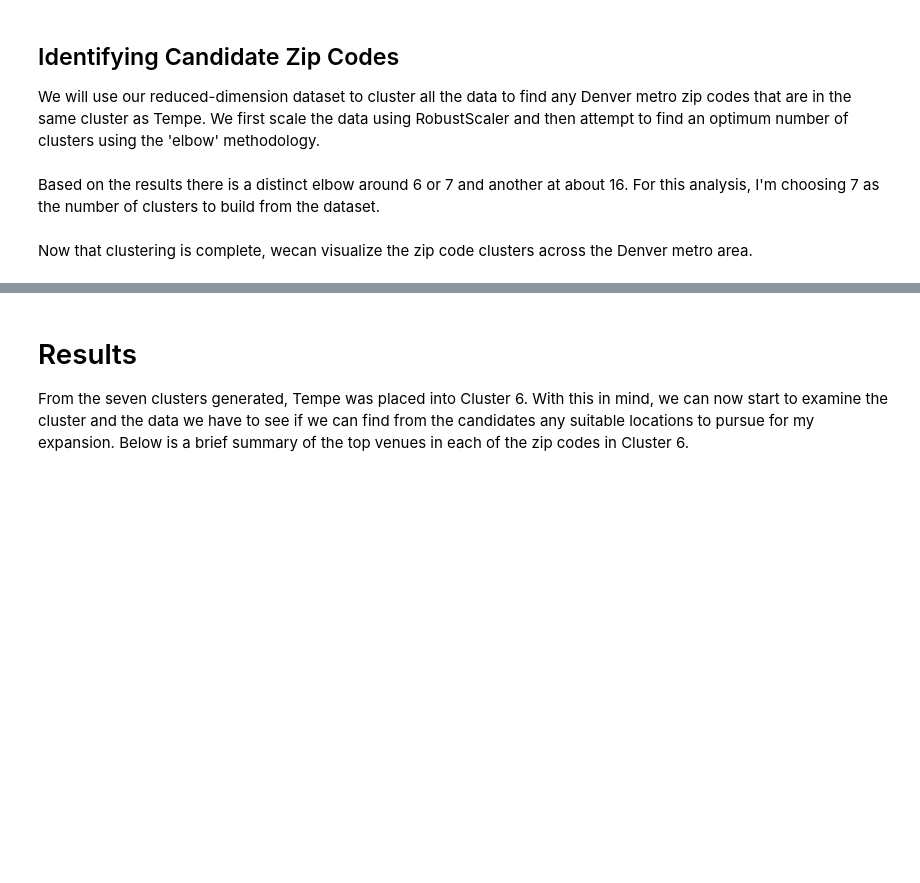
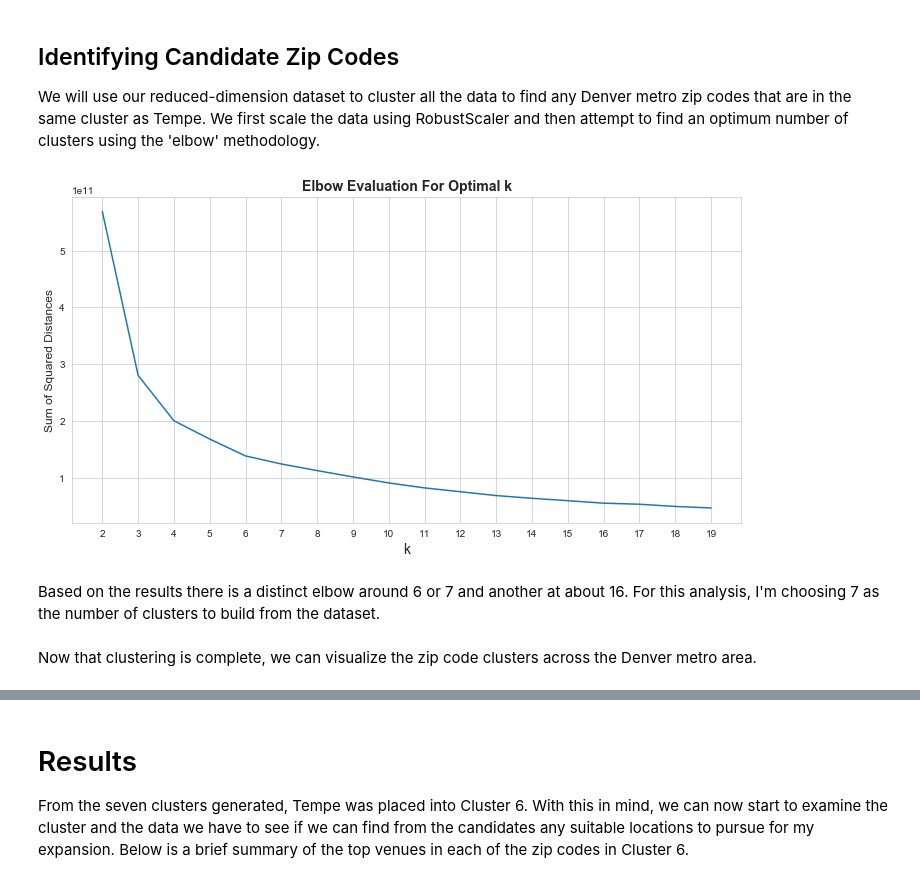
Before and after one commit to jrfoster/Coursera_Capstone, a Jupyter notebook: Capstone_Week5.ipynb, the cells around one changed output, grey strips where cells are left out. Drawn from its saved outputs; the diff is of its cells as text; code cells hidden in the pictures; blank space fills up the shorter version.

```diff
--- a/Capstone_Week5.ipynb
+++ b/Capstone_Week5.ipynb
@@ -309,32 +352,34 @@ We will use our reduced-dimension dataset to cluster all the data to find any De
 # %%
 # Here we rescale the data with RobustScaler
 from sklearn.preprocessing import RobustScaler
 from sklearn.cluster import KMeans
 
 # Do not rescale zip code, latitude or longitude
 features = [c for c in df_clustering if c not in ['ZipCode','Latitude', 'Longitude']]
 X = df_clustering.loc[:, features].values
 rescaled = RobustScaler().fit_transform(X)
 
 # Sum of squared distances, for the elbow method
 ssd = []
 
 # Range of values for k
 K = range(2,20)
 
 for k in K:
     # run k-means clustering
     kmeans = KMeans(n_clusters=k, n_init=100, random_state=13031)
     kmeans = kmeans.fit(X)
     ssd.append(kmeans.inertia_)
 
 # Generate a basic plot to help us decide on a value of k
-fig, ax = plt.subplots(figsize=(16,9))
+fig, ax = plt.subplots(figsize=(12,6))
 sns.lineplot(x=K, y=ssd)
 ax.set_title('Elbow Evaluation For Optimal k', fontdict={'size': 14, 'weight': 'bold'})
 ax.set(xticks=np.arange(2,20))
 ax.set_xlabel('k', fontdict={'size': 14})
 ax.set_ylabel('Sum of Squared Distances', fontdict={'size': 12});
+# %% [output]
+[figure, added]
 # %% [markdown]
 Based on the results there is a distinct elbow around 6 or 7 and another at about 16. For this analysis, I'm choosing 7 as the number of clusters to build from the dataset.
 # %%
@@ -384,7 +429,7 @@ for zipcode, lat, lon, cluster in zip(final_merged['ZipCode'], final_merged['Lat
 # Use the utility library to save the map as a png
 csutil.save_map(map_clusters, html_fn='cluster_map.html', png_fn='./maps/cluster_map.png');
 # %% [markdown]
-Now that clustering is complete, wecan visualize the zip code clusters across the Denver metro area.
+Now that clustering is complete, we can visualize the zip code clusters across the Denver metro area.
 # %%
 # Display the clusters
 map_clusters
```
Also changed, not shown: parts of 14 cells of this notebook, 4 other files.
